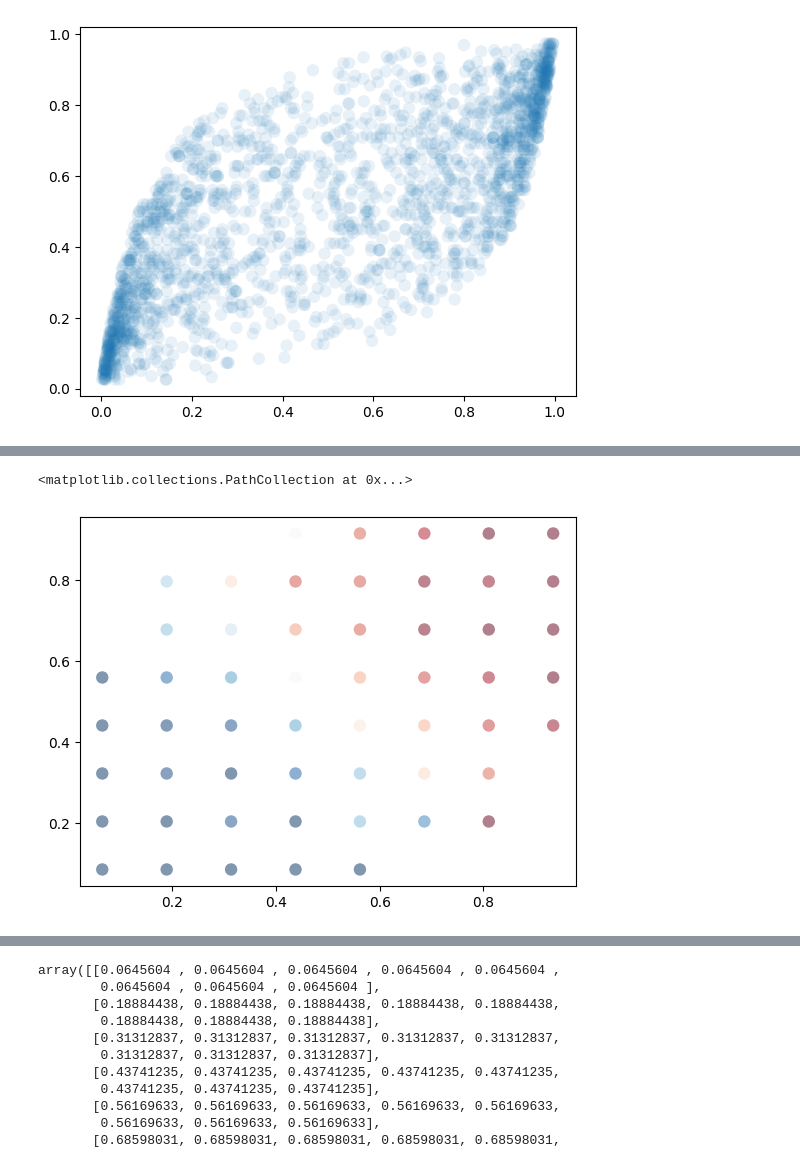
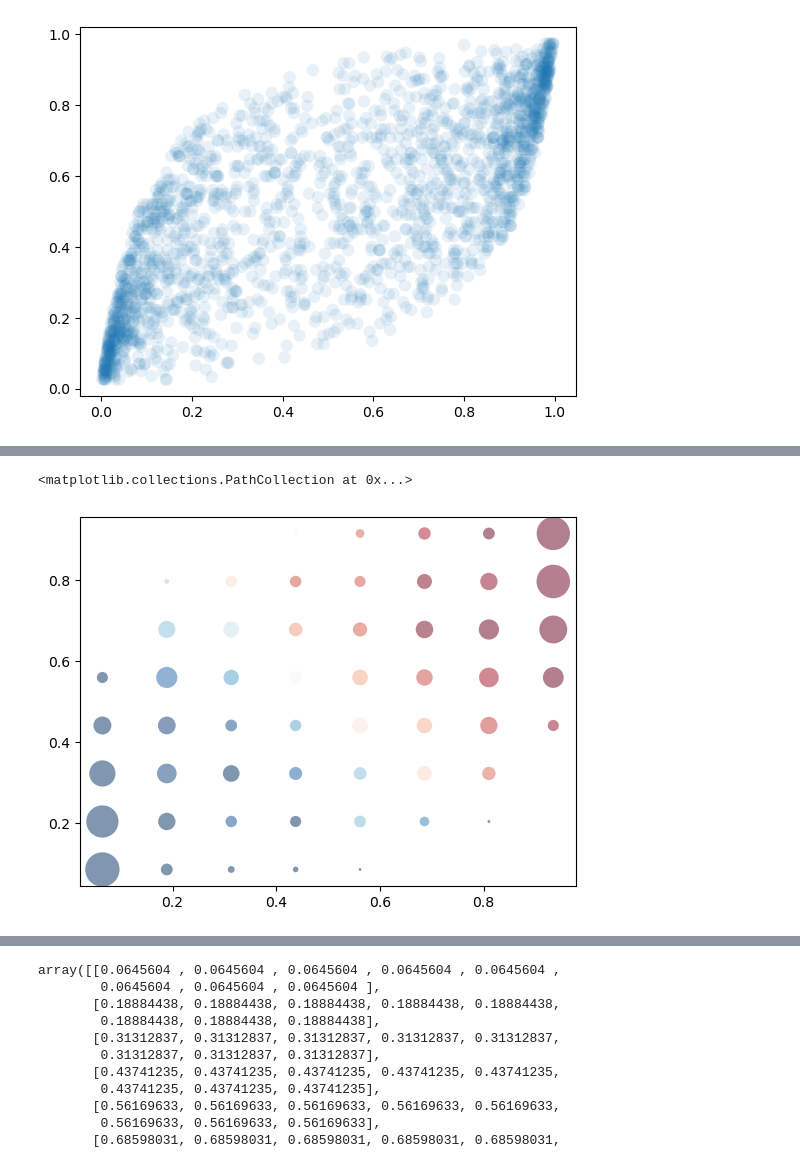
Before and after one commit to jacobaparker/Copy_Murphy2021, a Jupyter notebook: behavioral_data_example.ipynb, the cells around one changed output, grey strips where cells are left out. Drawn from its saved outputs; the diff is of its cells as text; code cells hidden in the pictures.

```diff
--- a/behavioral_data_example.ipynb
+++ b/behavioral_data_example.ipynb
@@ -708,3 +736,8 @@ def psychometric_choice_probability_2d(
     if return_bins:
         return (*output, x_bins, y_bins)
     return output
+# %%
+from scipy.special import logit
+trials_df['LPO_pos'] = logit(trials_df['post_prob_pos'])
+trials_df['LPO_1b_pos'] = logit(trials_df['post_prob_1b_pos'])
+trials_df[["block_id", "trial", "LPO_pos", "LPO_1b_pos"]].head()
@@ -726,6 +766,6 @@ plt.scatter(trials_df['post_prob_pos'], trials_df['post_prob_1b_pos'], s=80,alph
 <matplotlib.collections.PathCollection at 0x...>
 [figure]
 # %%
-P_YgX_2d, P_RgX_2d = psychometric_choice_probability_2d(trials_df, ("post_prob_pos", "post_prob_1b_pos"), n_bins=8)
-plt.plot(P_YgX_2d[:,:,0],P_RgX_2d,'ok')
+P_YgX_2d, P_RgX_2d, counts_2d = psychometric_choice_probability_2d(trials_df, ("post_prob_pos", "post_prob_1b_pos"), n_bins=8, return_counts=True)
+plt.scatter(P_YgX_2d[:,:,0], P_RgX_2d, c='k', s=80, alpha=counts_2d / counts_2d.max(), edgecolors='none')
 # %% [output]
@@ -753,5 +779,5 @@ plt.plot(P_YgX_2d[:,:,1],P_RgX_2d,'ok')
 # %%
-plt.scatter(P_YgX_2d[:,:,0].flatten(),P_YgX_2d[:,:,1].flatten(),s=80,alpha=0.5, edgecolor='none', c=P_RgX_2d.flatten(), cmap='RdBu_r')
+plt.scatter(P_YgX_2d[:,:,0].flatten(),P_YgX_2d[:,:,1].flatten(),s=counts_2d.flatten()*4,alpha=0.5, edgecolor='none', c=P_RgX_2d.flatten(), cmap='RdBu_r', vmin=0, vmax=1)
 # %% [output]
 <matplotlib.collections.PathCollection at 0x...>
-[figure, old version]
+[figure, new version]
```
Also changed, not shown: parts of 22 cells of this notebook.
